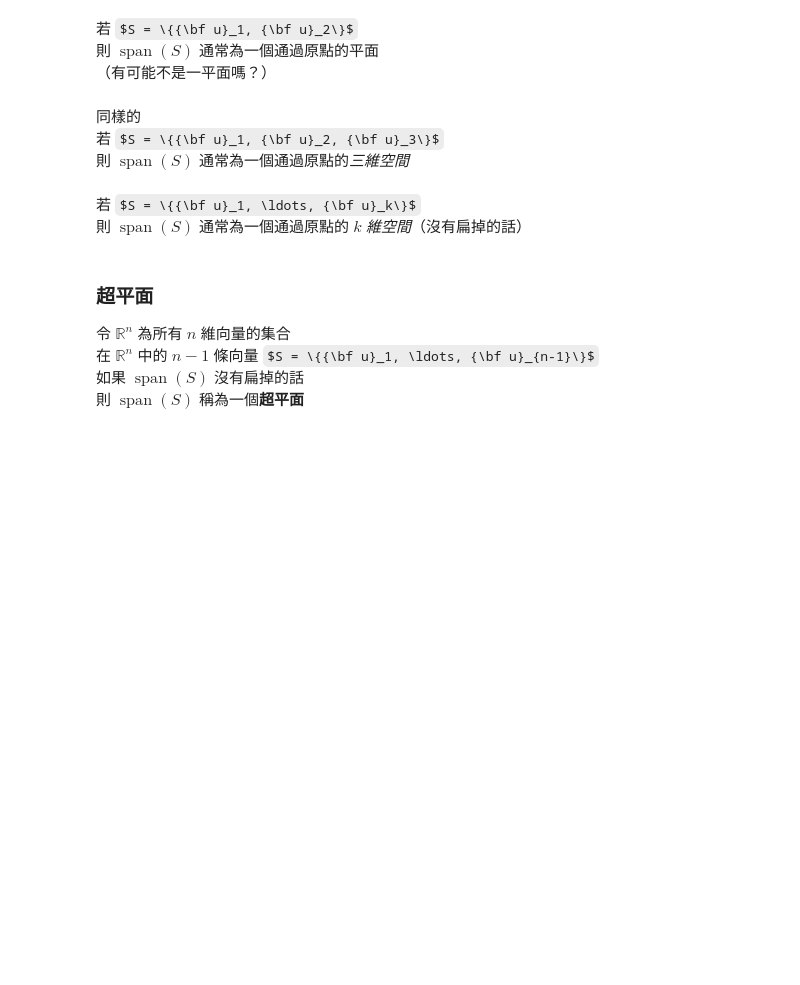
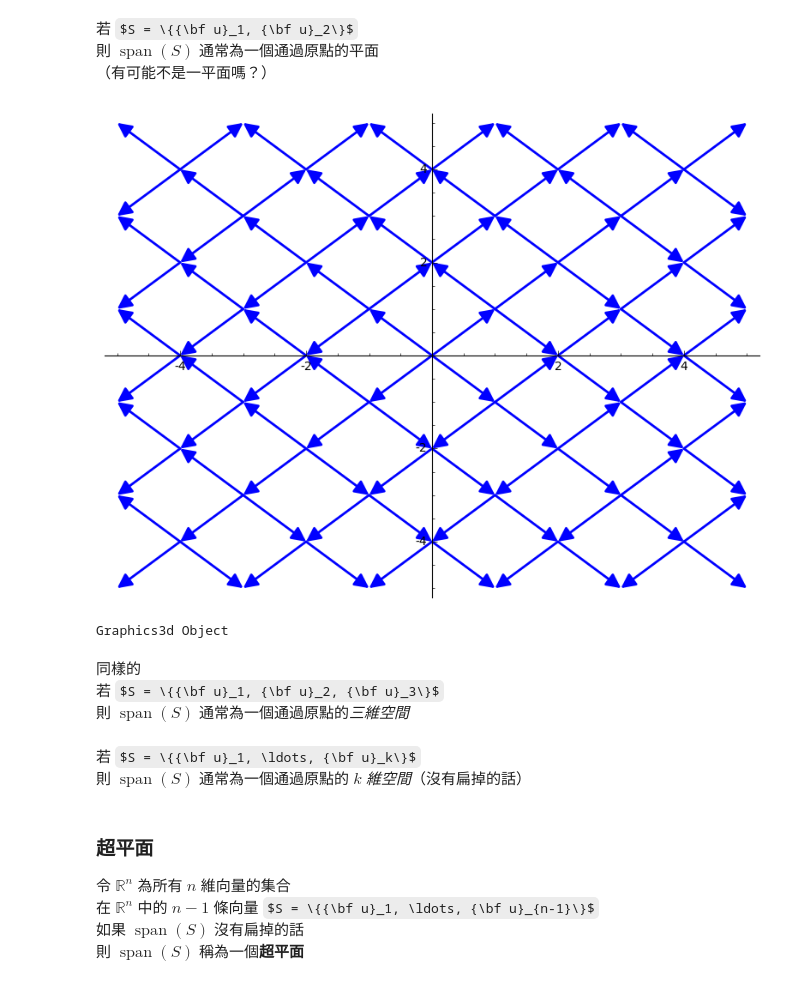
Before and after one commit to jephianlin/outreach, a Jupyter notebook: Sage4HS/Linear-Geometry.ipynb, the cells around one changed output. Drawn from its saved outputs; the diff is of its cells as text; code cells hidden in the pictures; some formulas as TeX source; blank space fills up the shorter version.

```diff
--- a/Sage4HS/Linear-Geometry.ipynb
+++ b/Sage4HS/Linear-Geometry.ipynb
@@ -271,3 +320,15 @@ $\operatorname{span}(S) = \{c_1{\bf u}_1 + \cdots + c_k{\bf u}_k: c_1,\ldots,c_k
+# %%
+u1 = vector([1,1])
+u2 = vector([1,-1])
+draw_span([u1,u2])
+# %% [output]
+[figure, added]
+# %%
+u1 = vector([1,-1,0])
+u2 = vector([0,1,-1])
+draw_span([u1,u2])
+# %% [output]
+Graphics3d Object
 # %% [markdown]
 同樣的
 若 $S = \{{\bf u}_1, {\bf u}_2, {\bf u}_3\}$
```
Also changed, not shown: parts of 15 cells of this notebook.
